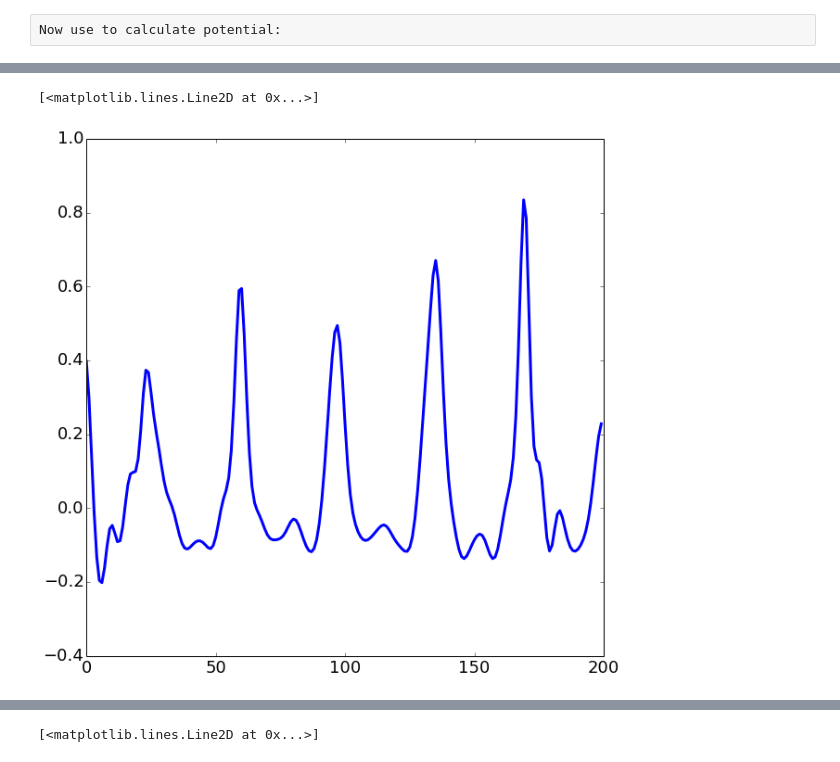
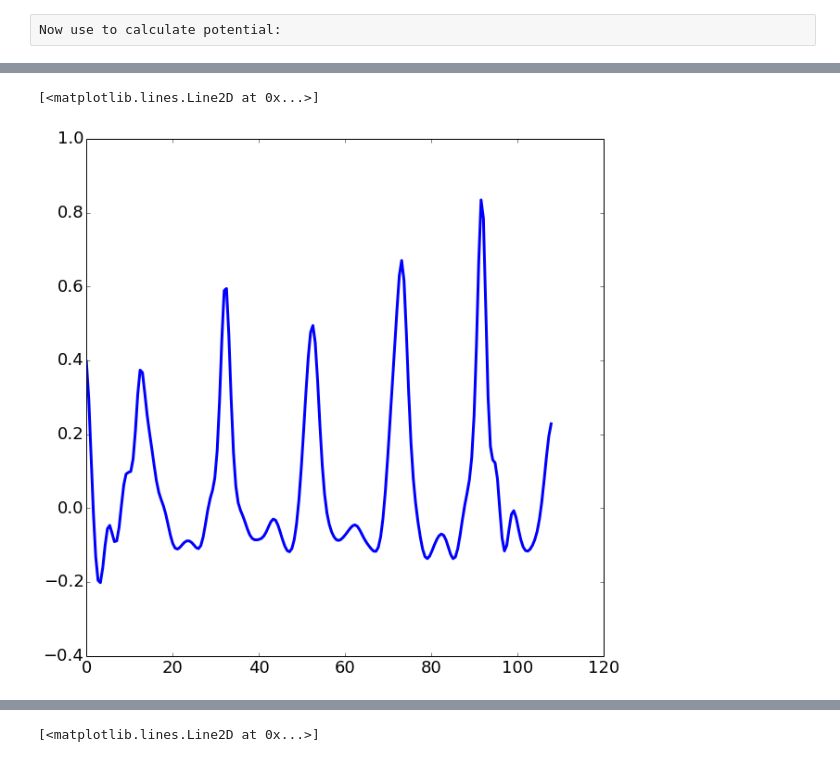
Before and after one commit to levlab-atomchip/BECy_stats, a Jupyter notebook: notebooks/abel_transforms.ipynb, the cells around one changed output, grey strips where cells are left out. Saved outputs shown, nothing was run; the diff lists cells and outputs as text; code cells hidden in the pictures.

```diff
--- a/notebooks/abel_transforms.ipynb
+++ b/notebooks/abel_transforms.ipynb
@@ -186,9 +192,11 @@ def symmetrize(arr):
     symmetrized = 0.5*(arr[((len(arr)-1) / 2):] + arr[:((len(arr)+1)/2)][::-1])
     return np.hstack((symmetrized[::-1], symmetrized[1:]))
 # %%
-symm = symmetrize(img_cut)
+symm = symmetrize(line_density)
 symm_zees = (np.array(range(len(symm))) - centroid(symm))*real_pix
 #print len(symm)
 plt.plot(symm_zees*1e6, symm)
-plt.plot(symm_zees*1e6, recenter(img_cut))
+plt.plot(symm_zees*1e6, recenter(line_density))
+plt.xlabel('Z Position (um)')
+plt.ylabel('Line Density')
 # %% [output]
@@ -197,5 +205,5 @@ plt.plot(symm_zees*1e6, recenter(img_cut))
 # %%
-img_cut_prime = filters.gaussian_filter(symm, 1, order=1)
-plt.plot(symm_zees*1e6, img_cut_prime)
+ld_prime = filters.gaussian_filter(symm, 1, order=1) / real_pix
+plt.plot(symm_zees*1e6, ld_prime)
 # %% [output]
 [<matplotlib.lines.Line2D at 0x...>]
@@ -203,6 +211,6 @@ plt.plot(symm_zees*1e6, img_cut_prime)
 # %%
 #arrs = np.array(range(len(symm)))*(13.0/24)
-cloud_abel = abel(np.array(img_cut_prime), symm_zees)
+cloud_abel = abel(ld_prime, symm_zees)
 cloud_abel = (np.nan_to_num(cloud_abel[0]))
 cloud_arrs = np.array(range(len(cloud_abel)))*real_pix
 plt.plot(cloud_arrs*1e6, cloud_abel)
@@ -228,15 +234,16 @@ print cloud_abel_del[0]
 # %% [raw]
 Now use to calculate potential:
 # %%
-cd_image = od_image / img.s_lambda
-ld_img = np.sum(cd_image, axis=0) * (img.pixel_size / img.magnification)
+ld_img = np.sum(cd_image, axis=0) * real_pix
 #plt.plot(ld_img)
-num = np.sum(ld_img)*(img.pixel_size / img.magnification)
+num = np.sum(ld_img)*real_pix
 print num
-n1d = ld_img * (img.pixel_size / img.magnification)
+n1d = ld_img
 
 exes = np.array(range(len(n1d)))*real_pix
 
 plt.plot(exes*1e6, n1d)
+dx = exes[1] - exes[0]
+print np.sum(dx*n1d)
 # %% [output]
 6590.83366991
@@ -258,26 +265,26 @@ print np.sum(ff*cloud_arrs*dr) * 2 *pi
 # %%
 psi_1d = np.nan_to_num(np.sqrt(n1d))
 k1 = filters.gaussian_filter(psi_1d, 2, order=2) * ff[0] / real_pix**2
 
 
 arrs = cloud_arrs*(1+1e-3) # to avoid singularity at origin
 psi_ff = np.nan_to_num(np.sqrt(ff))
 psi_ff_prime = filters.gaussian_filter(psi_ff, 1, order=1) / real_pix
 inner = arrs * psi_ff_prime
 psi_ff_prime2 = filters.gaussian_filter(inner, 1, order=1) / real_pix
 psi_ff_del = arrs * psi_ff_prime2
 k2 = psi_1d * psi_ff_del[0]
 
 K_pre = (1.05e-34**2 / (2*87*1.66e-27*9.3e-24))
 
 KK = K_pre * (k1 + k2) / ((psi_1d * ff[0]))
 #print KK
 
 KK[np.isinf(KK)] = 0
 #print KK
-plt.plot(KK*1e9)
+plt.plot(exes*1e6, KK*1e9)
 #plt.ylim(-5e-9, 5e-9)
 # %% [output]
 [<matplotlib.lines.Line2D at 0x...>]
-[figure, old version]
+[figure, new version]
 # %%
```
Also changed, not shown: parts of 11 cells of this notebook, 1 other file.
